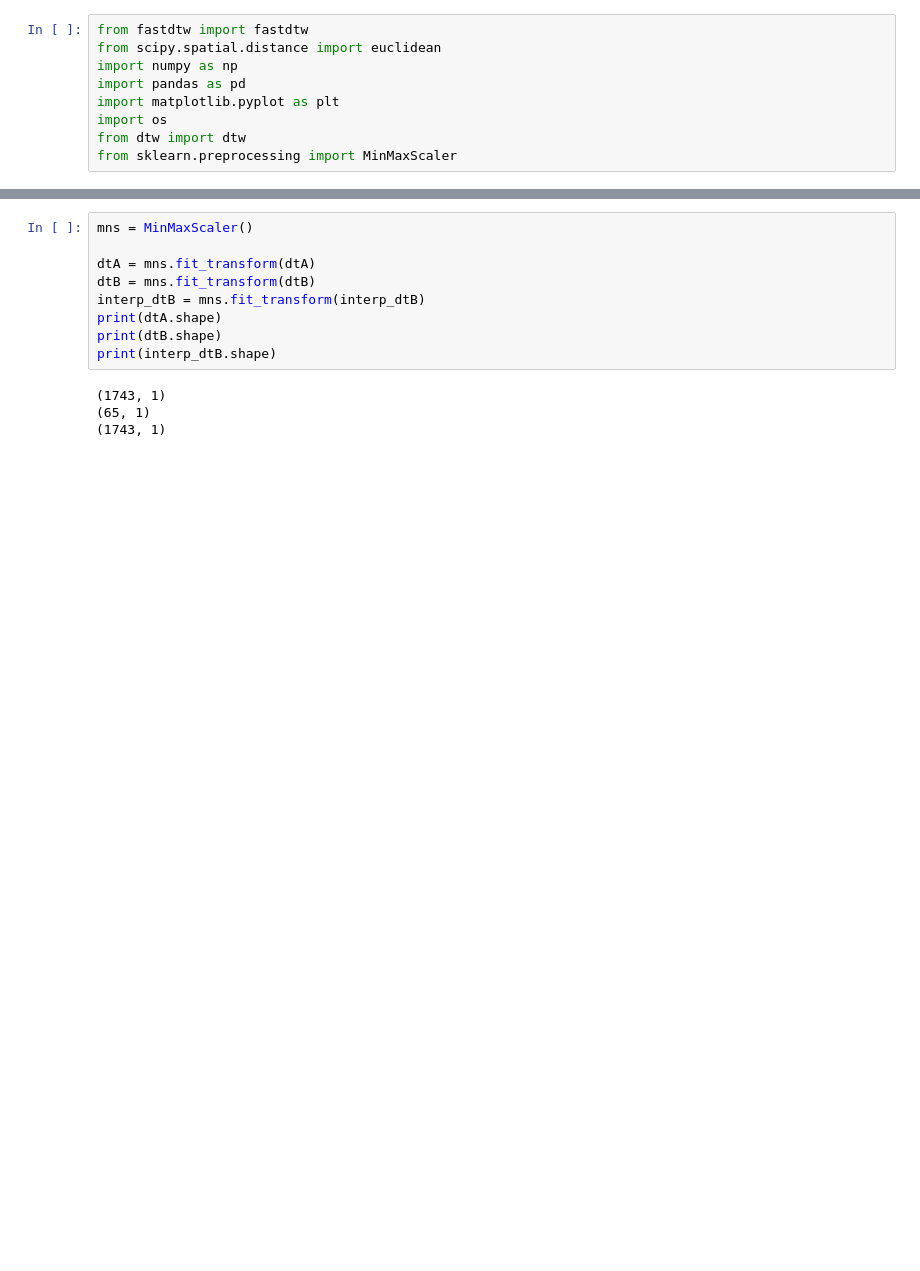
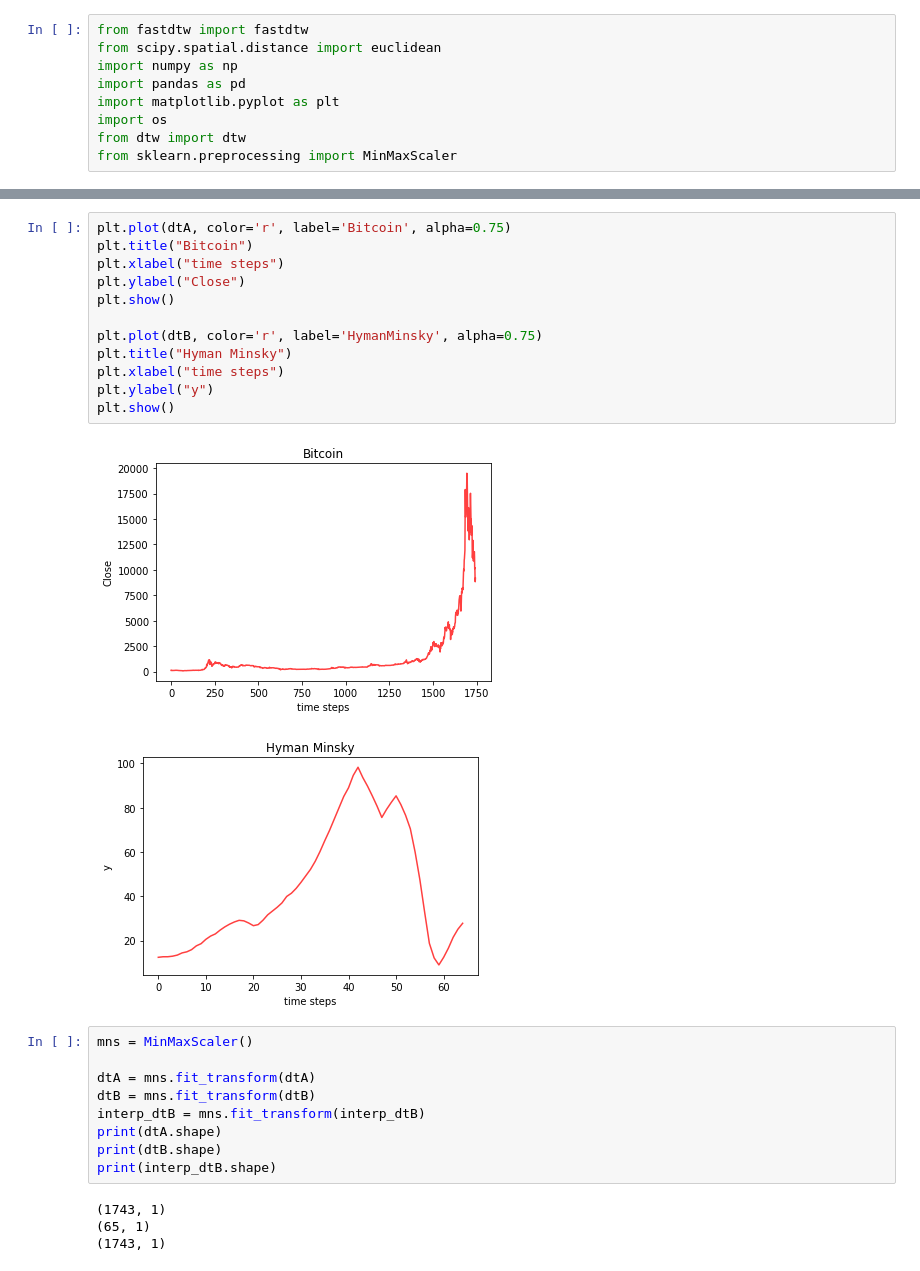
Before and after one commit to dassolkim/time-series-analysis, a Jupyter notebook: bitcoin_jihun/DTW/DTW_compare_ED.ipynb, the cells around one changed output, grey strips where cells are left out. Cells and saved outputs as stored; diff of their text form; blank space fills up the shorter version.

```diff
--- a/bitcoin_jihun/DTW/DTW_compare_ED.ipynb
+++ b/bitcoin_jihun/DTW/DTW_compare_ED.ipynb
@@ -28,3 +59,18 @@ dtB = dtB.reshape(-1,1)
+# %%
+plt.plot(dtA, color='r', label='Bitcoin', alpha=0.75)
+plt.title("Bitcoin")
+plt.xlabel("time steps")
+plt.ylabel("Close")
+plt.show()
+
+plt.plot(dtB, color='r', label='HymanMinsky', alpha=0.75)
+plt.title("Hyman Minsky")
+plt.xlabel("time steps")
+plt.ylabel("y")
+plt.show()
+# %% [output]
+[figure, added]
+[figure, added]
 # %%
 mns = MinMaxScaler()
 
```
Also changed, not shown: parts of 5 cells of this notebook, 1 other file.
